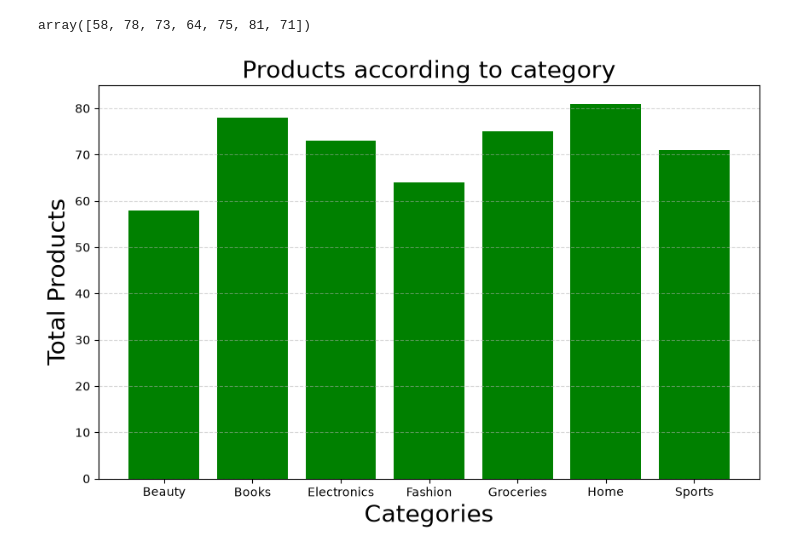
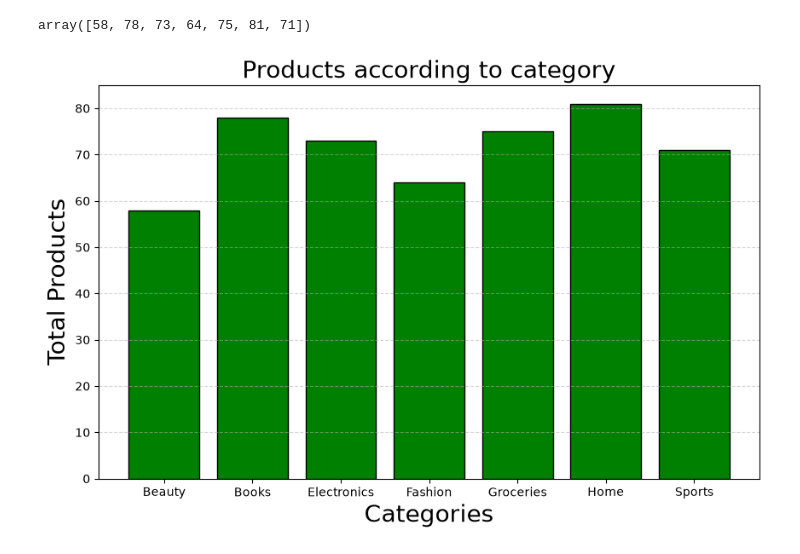
Before and after one commit to Ishann77ojhaa/Data_Analysis, a Jupyter notebook: matplotlib.ipynb, the cells around one changed output. Saved outputs shown, nothing was run; the diff lists cells and outputs as text; code cells hidden in the pictures.

```diff
--- a/matplotlib.ipynb
+++ b/matplotlib.ipynb
@@ -48,12 +48,12 @@ array([58, 78, 73, 64, 75, 81, 71])
 # %%
 #Bar chart
 
 plt.figure(figsize=(10,6))
-plt.bar(category.index, category.values, color = "green")
+plt.bar(category.index, category.values, color = "green", edgecolor = "black")
 plt.xlabel("Categories", fontsize = 20)
 plt.ylabel("Total Products", fontsize = 20)
 plt.title("Products according to category",fontsize = 20)
 plt.grid(axis = "y", linestyle = "--", alpha = 0.5)
 plt.show()
 # %% [output]
-[figure, old version]
+[figure, new version]
```
Also changed, not shown: parts of 6 cells of this notebook.
